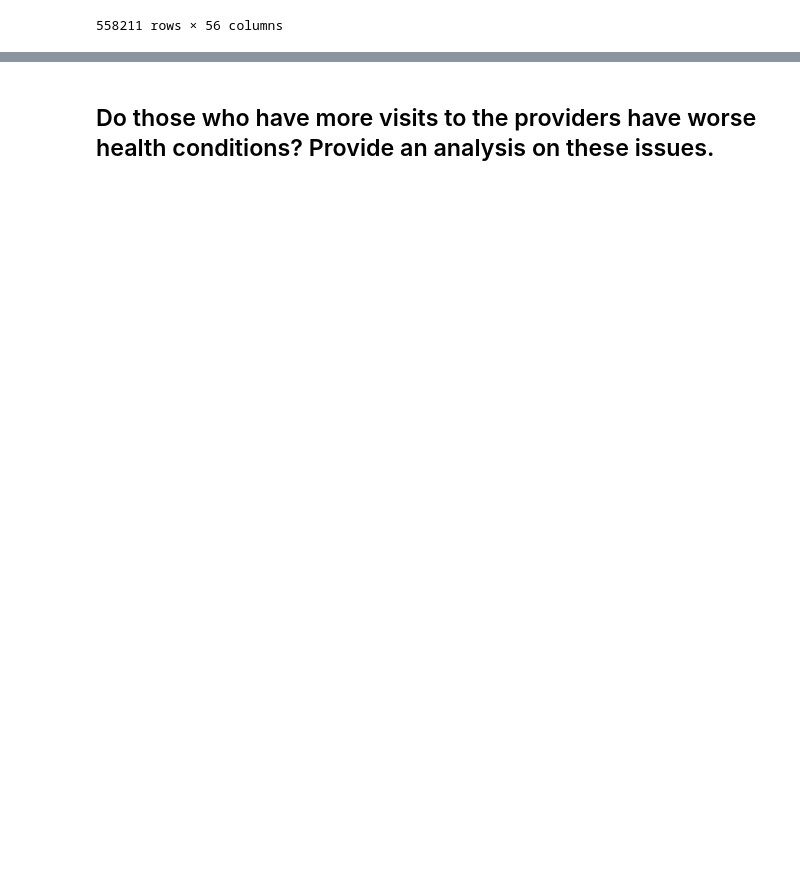
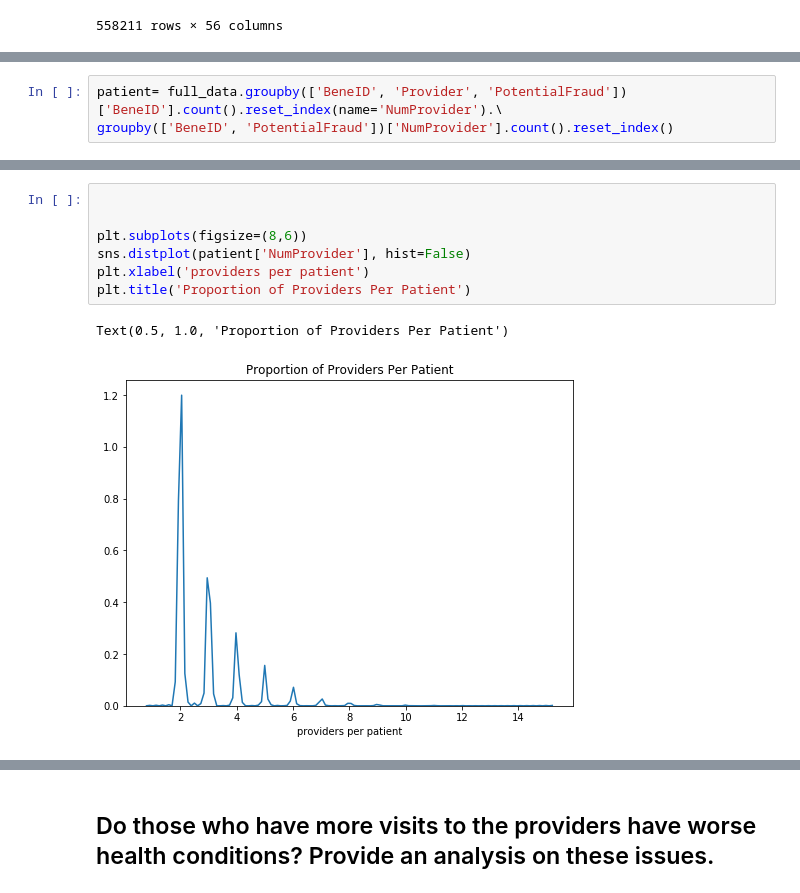
Before and after one commit to randypantinople/HealthCareFraudDetection, a Jupyter notebook: randypantinople/healthCareFraudDetection(randy).ipynb, the cells around one changed output, grey strips where cells are left out. Drawn from its saved outputs; the diff is of its cells as text; blank space fills up the shorter version.

```diff
--- a/randypantinople/healthCareFraudDetection(randy).ipynb
+++ b/randypantinople/healthCareFraudDetection(randy).ipynb
@@ -191,0 +152,3 @@ full_data.Provider.unique().shape
+# %%
+patient= full_data.groupby(['BeneID', 'Provider', 'PotentialFraud'])['BeneID'].count().reset_index(name='NumProvider').\
+groupby(['BeneID', 'PotentialFraud'])['NumProvider'].count().reset_index()
@@ -191,0 +169,10 @@ full_data.Provider.unique().shape
+# %%
+
+
+plt.subplots(figsize=(8,6))
+sns.distplot(patient['NumProvider'], hist=False)
+plt.xlabel('providers per patient')
+plt.title('Proportion of Providers Per Patient')
+# %% [output]
+Text(0.5, 1.0, 'Proportion of Providers Per Patient')
+[figure, added]
```
Also changed, not shown: parts of 90 cells of this notebook, 1 other file.
